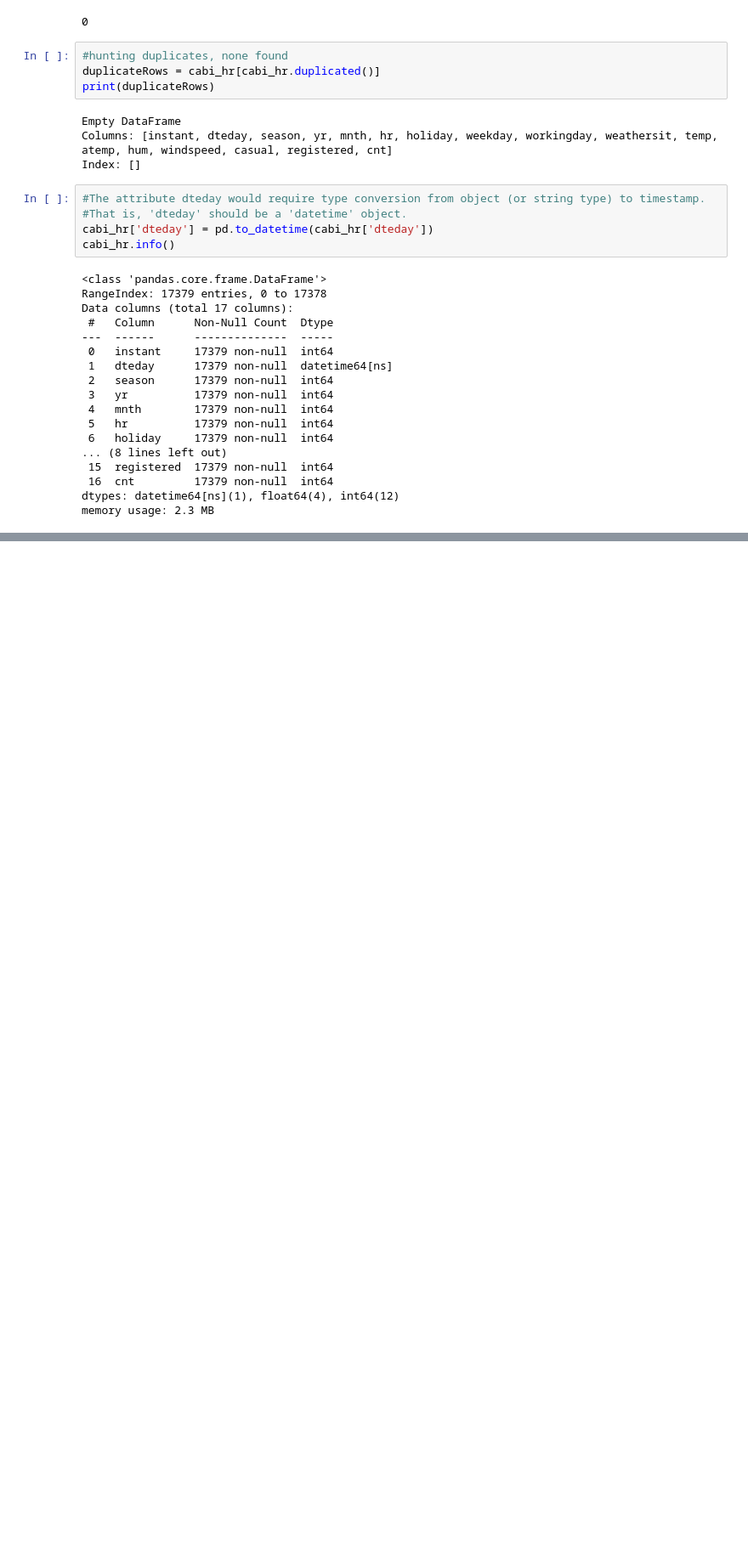
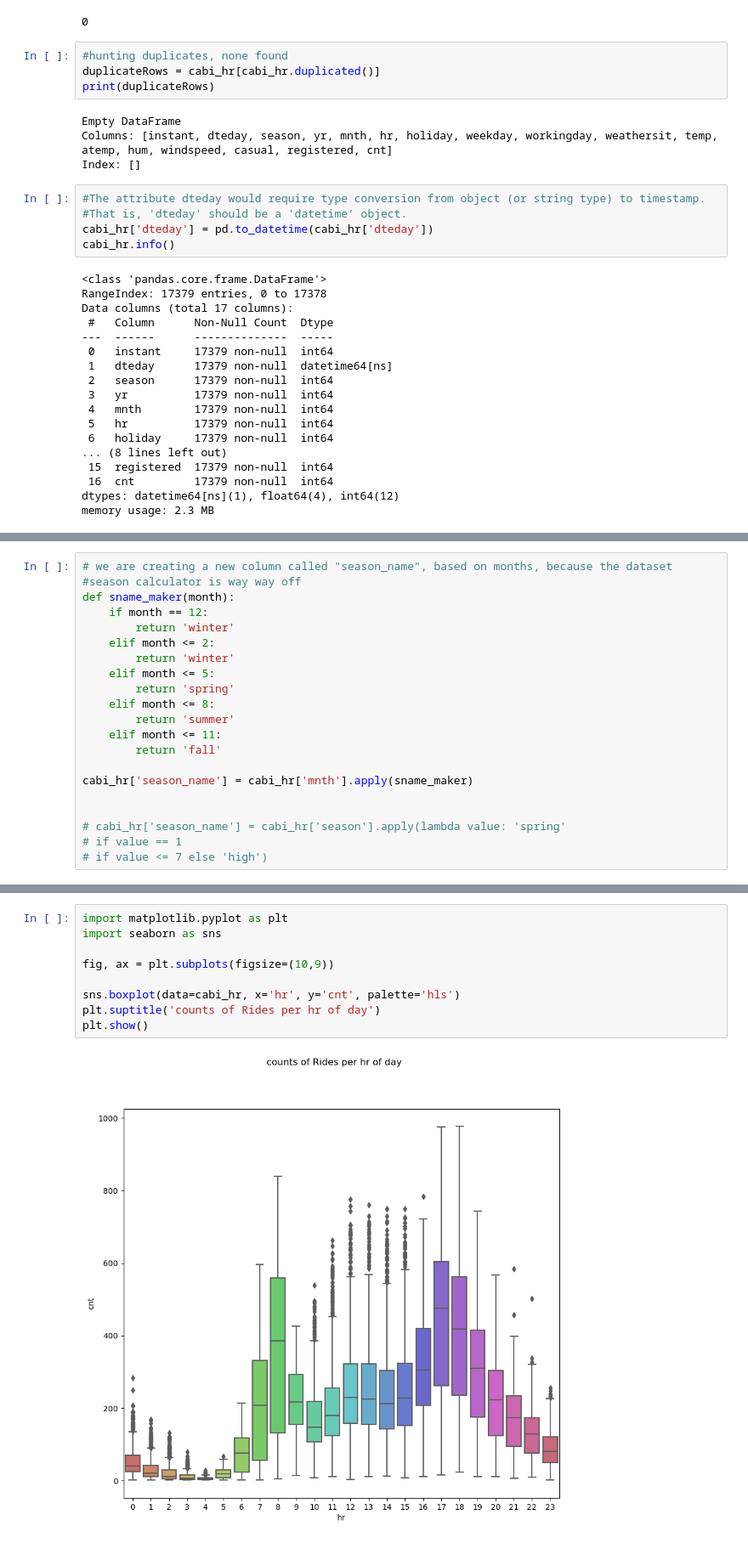
Before and after one commit to cdb8675309/Sprint-1, a Jupyter notebook: P3_S1.ipynb, the cells around one changed output, grey strips where cells are left out. Shown: that part at 85% size. Drawn from its saved outputs; the diff is of its cells as text; blank space fills up the shorter version.

```diff
--- a/P3_S1.ipynb
+++ b/P3_S1.ipynb
@@ -83,0 +91,21 @@ cabi_hr.head()
+# %%
+# we are creating a new column called "season_name", based on months, because the dataset
+#season calculator is way way off
+def sname_maker(month):
+    if month == 12:
+        return 'winter'
+    elif month <= 2:
+        return 'winter'
+    elif month <= 5:
+        return 'spring'
+    elif month <= 8:
+        return 'summer'
+    elif month <= 11:
+        return 'fall'
+
+cabi_hr['season_name'] = cabi_hr['mnth'].apply(sname_maker)
+
+
+# cabi_hr['season_name'] = cabi_hr['season'].apply(lambda value: 'spring'
+# if value == 1
+# if value <= 7 else 'high')
@@ -83,0 +144,11 @@ cabi_hr.head()
+# %%
+import matplotlib.pyplot as plt
+import seaborn as sns
+
+fig, ax = plt.subplots(figsize=(10,9))
+
+sns.boxplot(data=cabi_hr, x='hr', y='cnt', palette='hls')
+plt.suptitle('counts of Rides per hr of day')
+plt.show()
+# %% [output]
+[figure, added]
```
Also changed, not shown: parts of 4 cells of this notebook.
